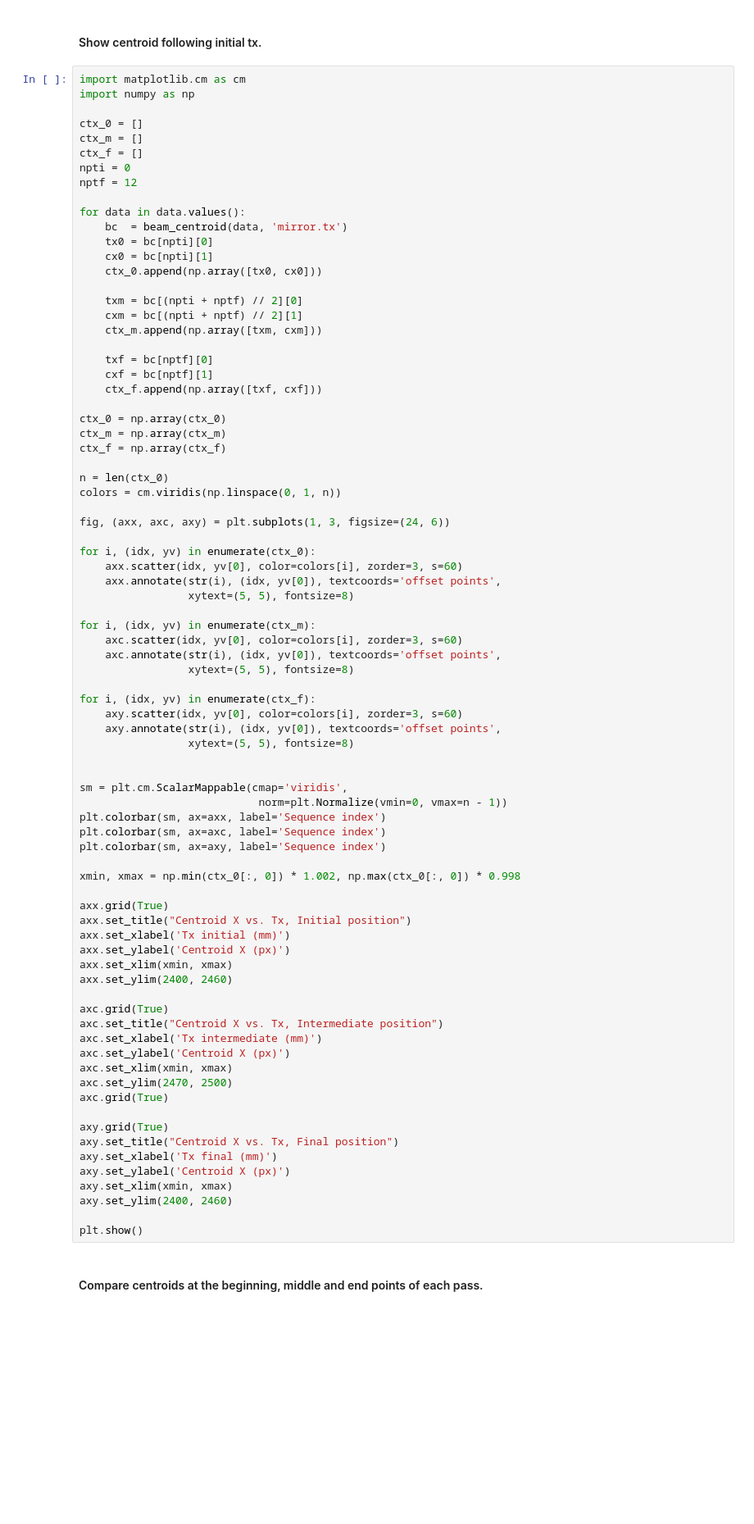
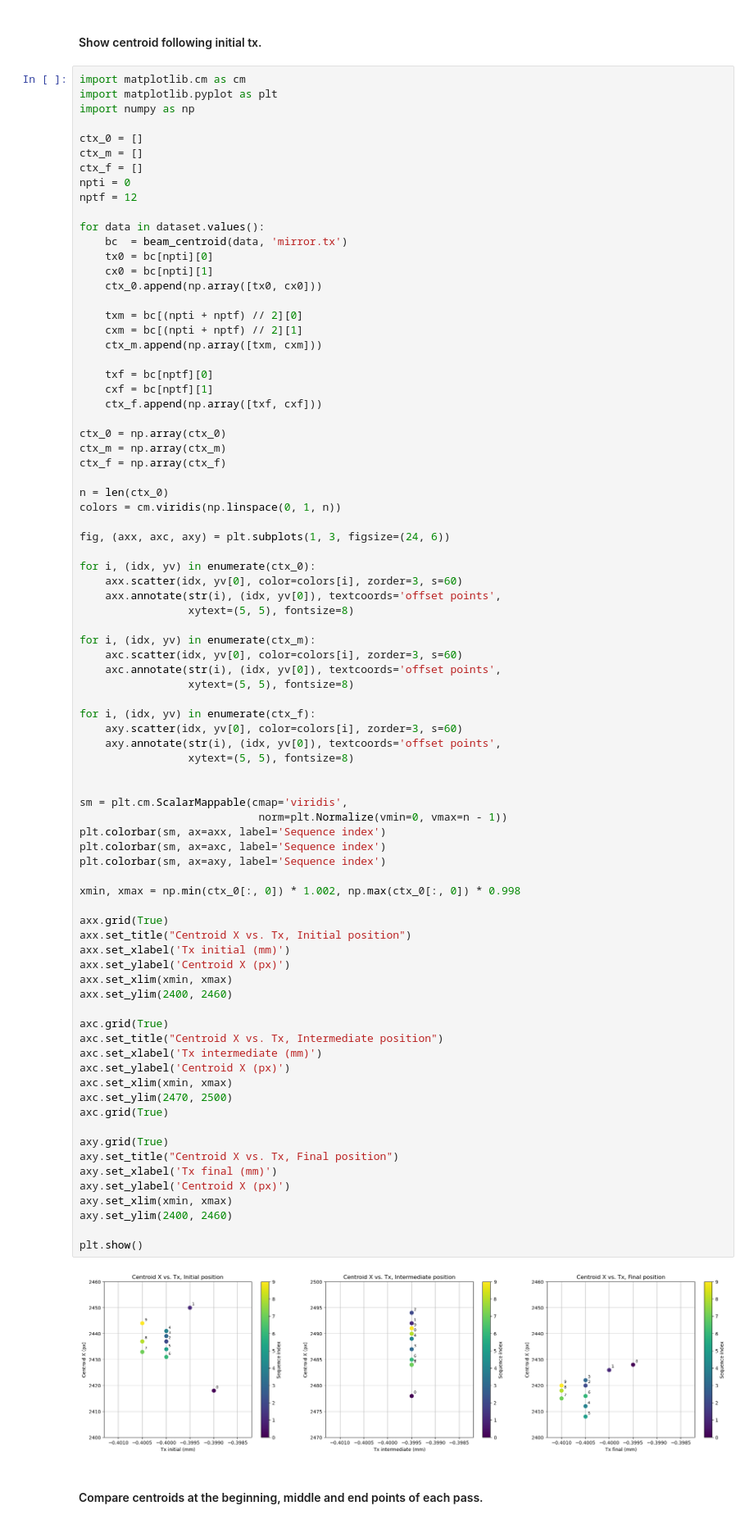
Before and after one commit to lnls-ids/cax-scripts, a Jupyter notebook: scan_read_hdf5.ipynb, the cells around one changed output. Shown at 82% size. Drawn from its saved outputs; the diff is of its cells as text; blank space fills up the shorter version.

```diff
--- a/scan_read_hdf5.ipynb
+++ b/scan_read_hdf5.ipynb
@@ -827,6 +100,7 @@ def get_scan_data(data, variable, observable):
 #### Show centroid following initial tx.
 # %%
 import matplotlib.cm as cm
+import matplotlib.pyplot as plt
 import numpy as np
 
 ctx_0 = []
@@ -835,7 +109,7 @@ ctx_f = []
 npti = 0
 nptf = 12
 
-for data in data.values():
+for data in dataset.values():
     bc  = beam_centroid(data, 'mirror.tx')
     tx0 = bc[npti][0]
     cx0 = bc[npti][1]
@@ -878,33 +152,35 @@ sm = plt.cm.ScalarMappable(cmap='viridis',
                             norm=plt.Normalize(vmin=0, vmax=n - 1))
 plt.colorbar(sm, ax=axx, label='Sequence index')
 plt.colorbar(sm, ax=axc, label='Sequence index')
 plt.colorbar(sm, ax=axy, label='Sequence index')
 
 xmin, xmax = np.min(ctx_0[:, 0]) * 1.002, np.max(ctx_0[:, 0]) * 0.998
 
 axx.grid(True)
 axx.set_title("Centroid X vs. Tx, Initial position")
 axx.set_xlabel('Tx initial (mm)')
 axx.set_ylabel('Centroid X (px)')
 axx.set_xlim(xmin, xmax)
 axx.set_ylim(2400, 2460)
 
 axc.grid(True)
 axc.set_title("Centroid X vs. Tx, Intermediate position")
 axc.set_xlabel('Tx intermediate (mm)')
 axc.set_ylabel('Centroid X (px)')
 axc.set_xlim(xmin, xmax)
 axc.set_ylim(2470, 2500)
 axc.grid(True)
 
 axy.grid(True)
 axy.set_title("Centroid X vs. Tx, Final position")
 axy.set_xlabel('Tx final (mm)')
 axy.set_ylabel('Centroid X (px)')
 axy.set_xlim(xmin, xmax)
 axy.set_ylim(2400, 2460)
 
 plt.show()
+# %% [output]
+[figure, added]
 # %% [markdown]
 #### Compare centroids at the beginning, middle and end points of each pass.
 # %%
```
Also changed, not shown: parts of 24 cells of this notebook, 3 other files.
